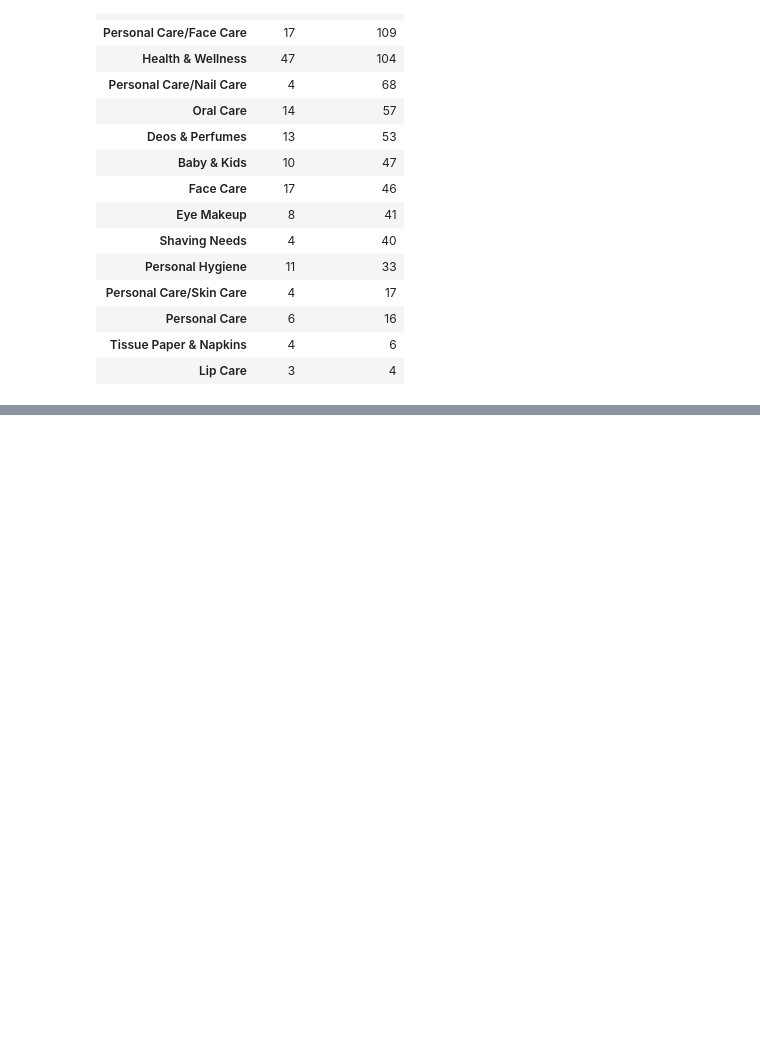
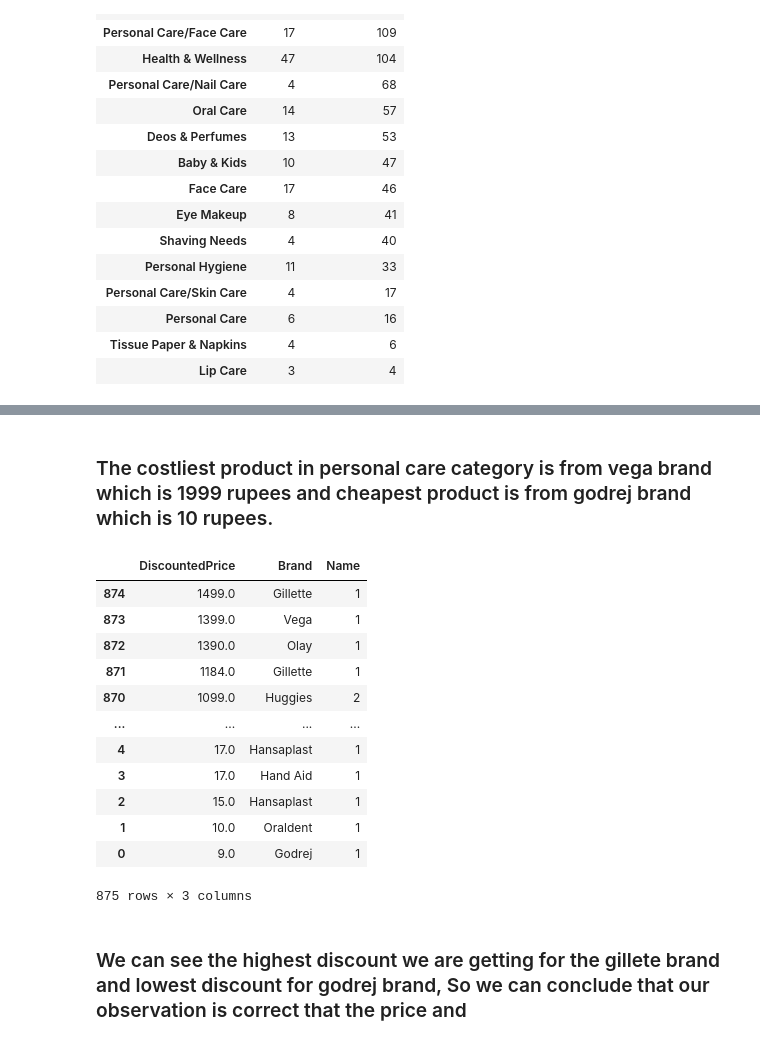
Before and after one commit to bharath3848/Dmart-dataset, a Jupyter notebook: EDA_Project.ipynb, the cells around one changed output, grey strips where cells are left out. Cells and saved outputs as stored; diff of their text form; code cells hidden in the pictures; blank space fills up the shorter version.

```diff
--- a/EDA_Project.ipynb
+++ b/EDA_Project.ipynb
@@ -569,0 +594,20 @@ df[df['Category']=='Personal Care'].groupby('SubCategory')[['Brand','Name']].nun
+# %% [markdown]
+### The costliest product in personal care category is from vega brand which is 1999 rupees and cheapest product is from godrej brand which is 10 rupees.
+# %%
+df[df['Category']=='Personal Care'].groupby(['DiscountedPrice','Brand'])['Name'].count().reset_index().sort_values(by='DiscountedPrice',ascending=False)
+# %% [output]
+|  | DiscountedPrice | Brand | Name |
+| 874 | 1499.0 | Gillette | 1 |
+| 873 | 1399.0 | Vega | 1 |
+| 872 | 1390.0 | Olay | 1 |
+| 871 | 1184.0 | Gillette | 1 |
+| 870 | 1099.0 | Huggies | 2 |
+| ... | ... | ... | ... |
+| 4 | 17.0 | Hansaplast | 1 |
+| 3 | 17.0 | Hand Aid | 1 |
+| 2 | 15.0 | Hansaplast | 1 |
+| 1 | 10.0 | Oraldent | 1 |
+| 0 | 9.0 | Godrej | 1 |
+875 rows × 3 columns
+# %% [markdown]
+### We can see the highest discount we are getting for the gillete brand and lowest discount for godrej brand, So we can conclude that our observation is correct that the price and
```
Also changed, not shown: parts of 5 cells of this notebook.
